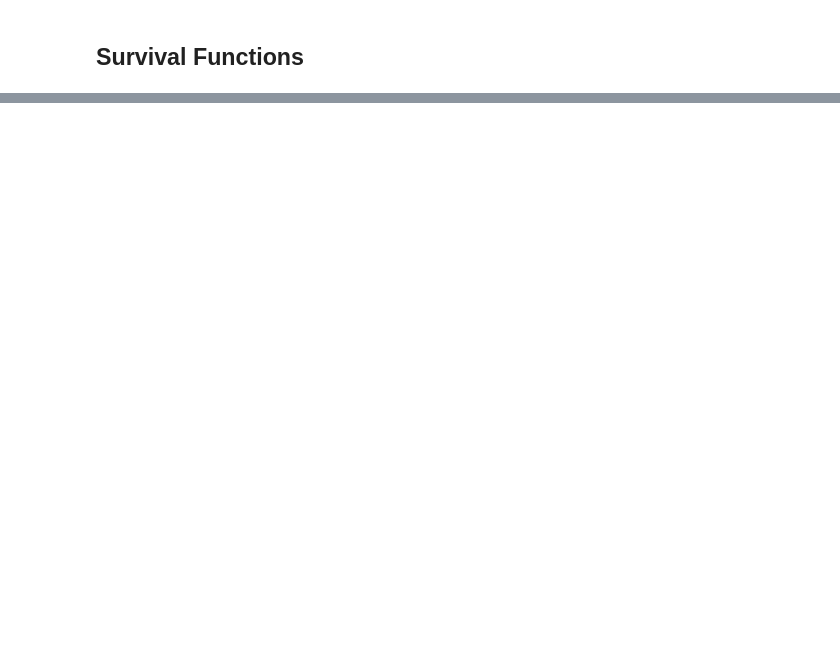
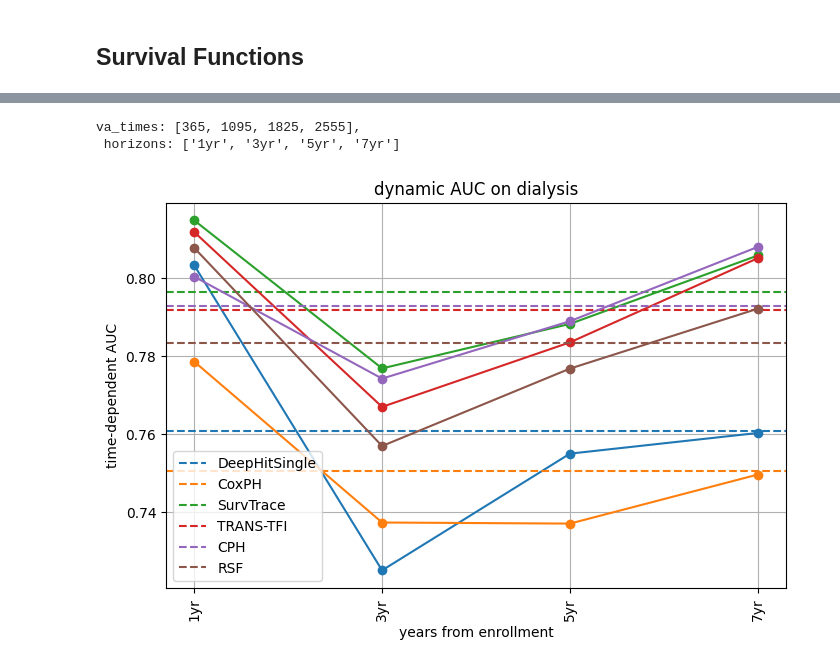
Before and after one commit to youhs4554/TRANS-TFI, a Jupyter notebook: experiments/result_analysis.ipynb, the cells around one changed output, grey strips where cells are left out. Cells and saved outputs as stored; diff of their text form; code cells hidden in the pictures; blank space fills up the shorter version.

```diff
--- a/experiments/result_analysis.ipynb
+++ b/experiments/result_analysis.ipynb
@@ -159,0 +249,54 @@ plt.legend()
+# %%
+if dataset == 'dialysis':
+    va_times = [365 * 1, 365 * 3, 365 * 5, 365 * 7] # evaluate at 1yr, 3yr, 5yr, 7yr
+    horizons = [ f"{i}yr" for i in [1,3,5,7] ]
+else:
+    va_times = STConfig['duration_index'][1:-1] # the discrete intervals are cut at 5%, 10%, 15%, ..., 95%
+    horizons = STConfig['horizons']
+
+print(f"va_times: {va_times}, \n horizons: {horizons}")
+# %% [output]
+va_times: [365, 1095, 1825, 2555],
+ horizons: ['1yr', '3yr', '5yr', '7yr']
+# %%
+plt.figure(figsize=(8,5))
+for i, model_name in enumerate(model_list):
+    if model_name in COX_SPIRIT_MODELS:
+        out_risk = cox_risk_scores[model_name]
+        dynamic_aucs = []
+        for j in range(len(va_times)):
+            dynamic_aucs.append(
+                cumulative_dynamic_auc(et_train, et_test, out_risk, va_times[j])[0].item()
+            )
+    else:
+        surv = surv_results[model_name]
+        (et_train, et_test) = et_train_test[model_name]
+
+        # select idx at times
+        idx = idx_at_times(surv.index, va_times, 'post')
+        out_survival = surv.iloc[idx].T
+        out_risk = 1.0 - out_survival
+
+        # pd -> numpy
+        out_risk = np.array(out_risk)
+
+        dynamic_aucs = []
+        for j in range(len(va_times)):
+            dynamic_aucs.append(
+                cumulative_dynamic_auc(et_train, et_test, out_risk[:, j], va_times[j])[0].item()
+            )
+
+    plt.plot(va_times, dynamic_aucs, color=f'C{i}', marker='o')
+    plt.axhline(np.mean(dynamic_aucs), color=f'C{i}', linestyle='--', label=model_name)
+
+plt.title(f"dynamic AUC on {dataset}")
+plt.xticks(va_times, horizons, rotation=90)
+if dataset != 'dialysis':
+    plt.xlabel("days from enrollment (percentile)")
+else:
+    plt.xlabel("years from enrollment")
+plt.ylabel("time-dependent AUC")
+plt.legend()
+plt.grid(True)
+# %% [output]
+[figure, added]
```
Also changed, not shown: parts of 20 cells of this notebook, 7 other files.
